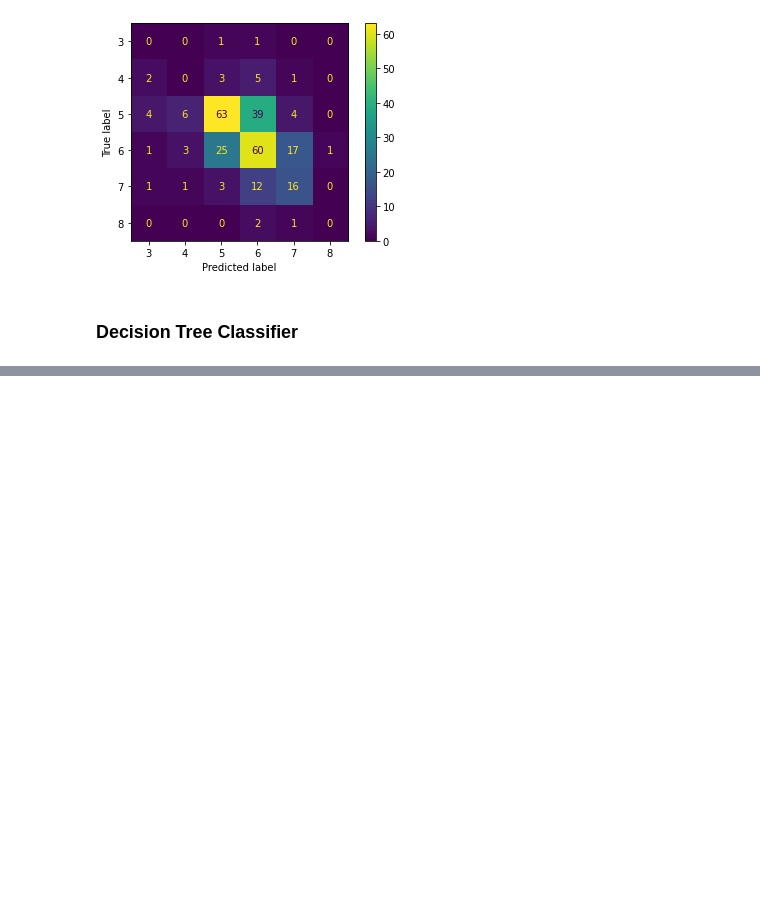
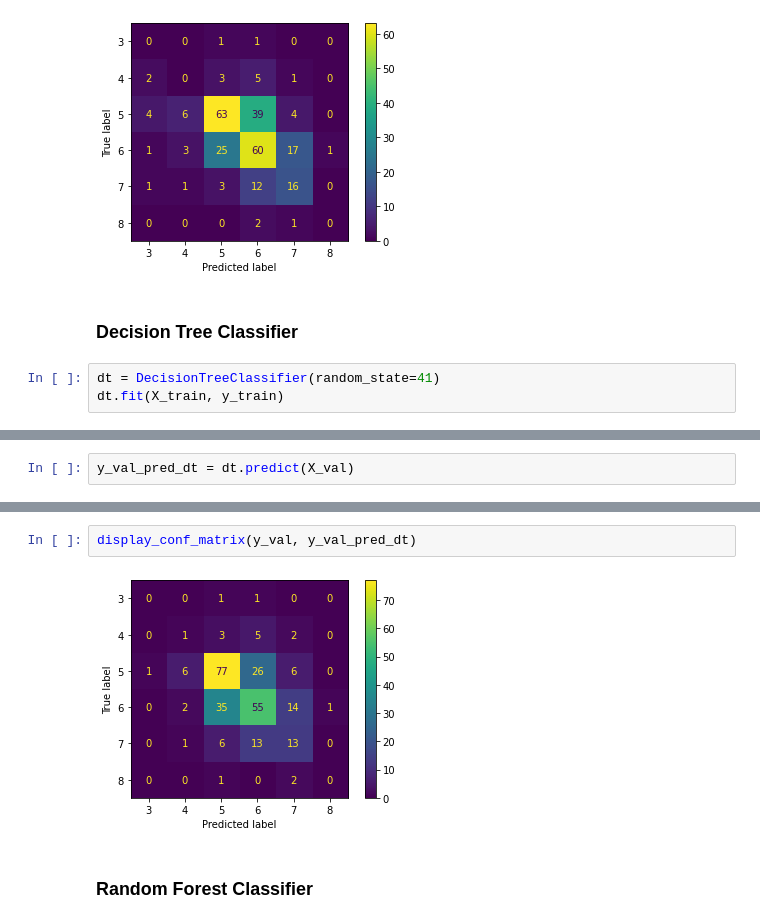
Before and after one commit to peeush-agarwal/red-wine-quality-predictor, a Jupyter notebook: notebooks/models.ipynb, the cells around one changed output, grey strips where cells are left out. Drawn from its saved outputs; the diff is of its cells as text; blank space fills up the shorter version.

Commit message:
Add DecisionTreeClassifier model to predict

```diff
--- a/notebooks/models.ipynb
+++ b/notebooks/models.ipynb
@@ -140,3 +141,6 @@ display_conf_matrix(y_val, y_val_pred_nb)
 [figure]
 # %% [markdown]
 ### Decision Tree Classifier
+# %%
+dt = DecisionTreeClassifier(random_state=41)
+dt.fit(X_train, y_train)
@@ -142,0 +149,2 @@ display_conf_matrix(y_val, y_val_pred_nb)
+# %%
+y_val_pred_dt = dt.predict(X_val)
@@ -142,0 +170,6 @@ display_conf_matrix(y_val, y_val_pred_nb)
+# %%
+display_conf_matrix(y_val, y_val_pred_dt)
+# %% [output]
+[figure, added]
+# %% [markdown]
+### Random Forest Classifier
```
Also changed, not shown: parts of 3 cells of this notebook.
